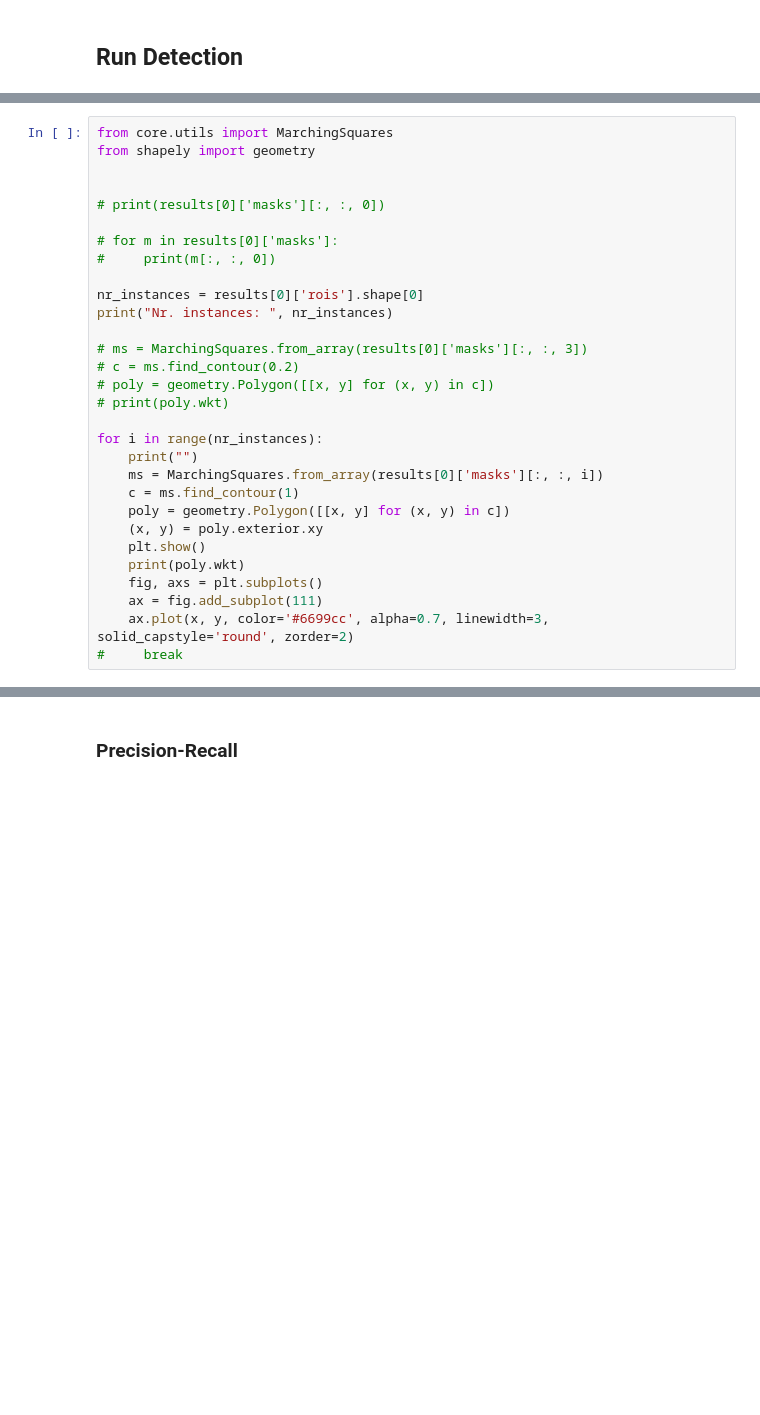
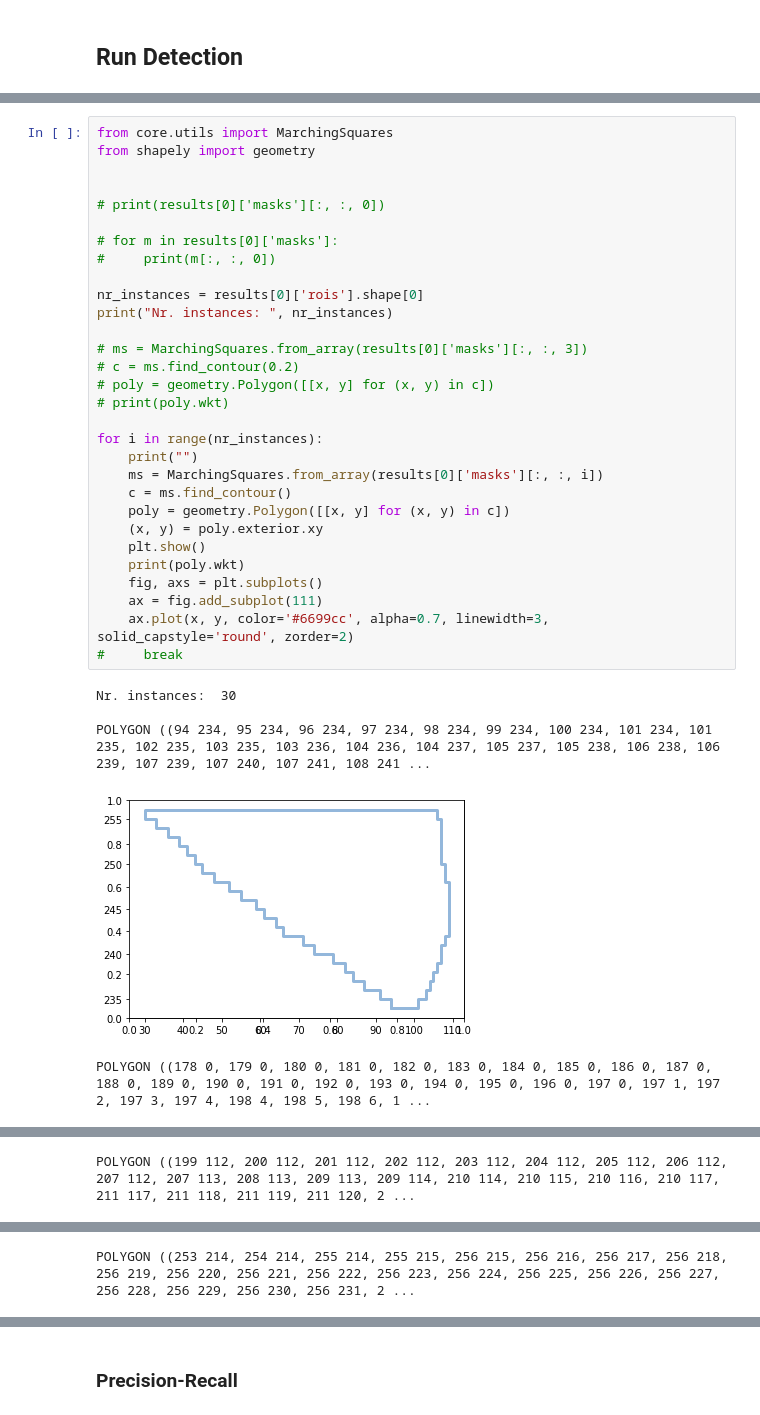
Before and after one commit to mnboos/osm-instance-segmentation, a Jupyter notebook: inspect_model.ipynb, the cells around one changed output, grey strips where cells are left out. Drawn from its saved outputs; the diff is of its cells as text; blank space fills up the shorter version.

```diff
--- a/inspect_model.ipynb
+++ b/inspect_model.ipynb
@@ -219,30 +222,36 @@ visualize.display_instances(np.zeros((256,256,3)), r['rois'], r['masks'], r['cla
 # %%
 from core.utils import MarchingSquares
 from shapely import geometry
 
 
 # print(results[0]['masks'][:, :, 0])
 
 # for m in results[0]['masks']:
 #     print(m[:, :, 0])
 
 nr_instances = results[0]['rois'].shape[0]
 print("Nr. instances: ", nr_instances)
 
 # ms = MarchingSquares.from_array(results[0]['masks'][:, :, 3])
 # c = ms.find_contour(0.2)
 # poly = geometry.Polygon([[x, y] for (x, y) in c])
 # print(poly.wkt)
 
 for i in range(nr_instances):
     print("")
     ms = MarchingSquares.from_array(results[0]['masks'][:, :, i])
-    c = ms.find_contour(1)
+    c = ms.find_contour()
     poly = geometry.Polygon([[x, y] for (x, y) in c])
     (x, y) = poly.exterior.xy
     plt.show()
     print(poly.wkt)
     fig, axs = plt.subplots()
     ax = fig.add_subplot(111)
     ax.plot(x, y, color='#6699cc', alpha=0.7, linewidth=3, solid_capstyle='round', zorder=2)
 #     break
+# %% [output]
+Nr. instances:  30
+
+POLYGON ((94 234, 95 234, 96 234, 97 234, 98 234, 99 234, 100 234, 101 234, 101 235, 102 235, 103 235, 103 236, 104 236, 104 237, 105 237, 105 238, 106 238, 106 239, 107 239, 107 240, 107 241, 108 241 ...
+[figure, added]
+POLYGON ((178 0, 179 0, 180 0, 181 0, 182 0, 183 0, 184 0, 185 0, 186 0, 187 0, 188 0, 189 0, 190 0, 191 0, 192 0, 193 0, 194 0, 195 0, 196 0, 197 0, 197 1, 197 2, 197 3, 197 4, 198 4, 198 5, 198 6, 1 ...
@@ -248,0 +259 @@ for i in range(nr_instances):
+POLYGON ((199 112, 200 112, 201 112, 202 112, 203 112, 204 112, 205 112, 206 112, 207 112, 207 113, 208 113, 209 113, 209 114, 210 114, 210 115, 210 116, 210 117, 211 117, 211 118, 211 119, 211 120, 2 ...
@@ -248,0 +261 @@ for i in range(nr_instances):
+POLYGON ((253 214, 254 214, 255 214, 255 215, 256 215, 256 216, 256 217, 256 218, 256 219, 256 220, 256 221, 256 222, 256 223, 256 224, 256 225, 256 226, 256 227, 256 228, 256 229, 256 230, 256 231, 2 ...
```
Also changed, not shown: parts of 26 cells of this notebook, 1 other file.
